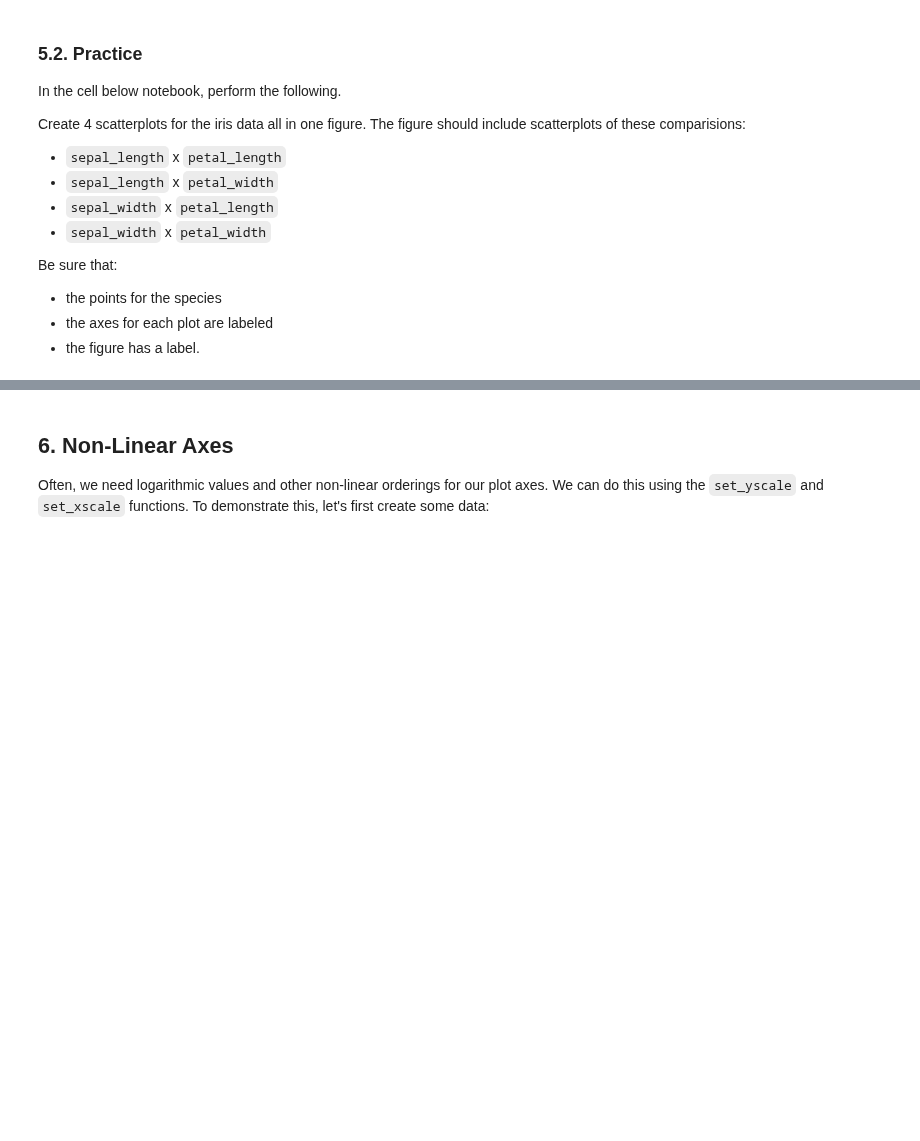
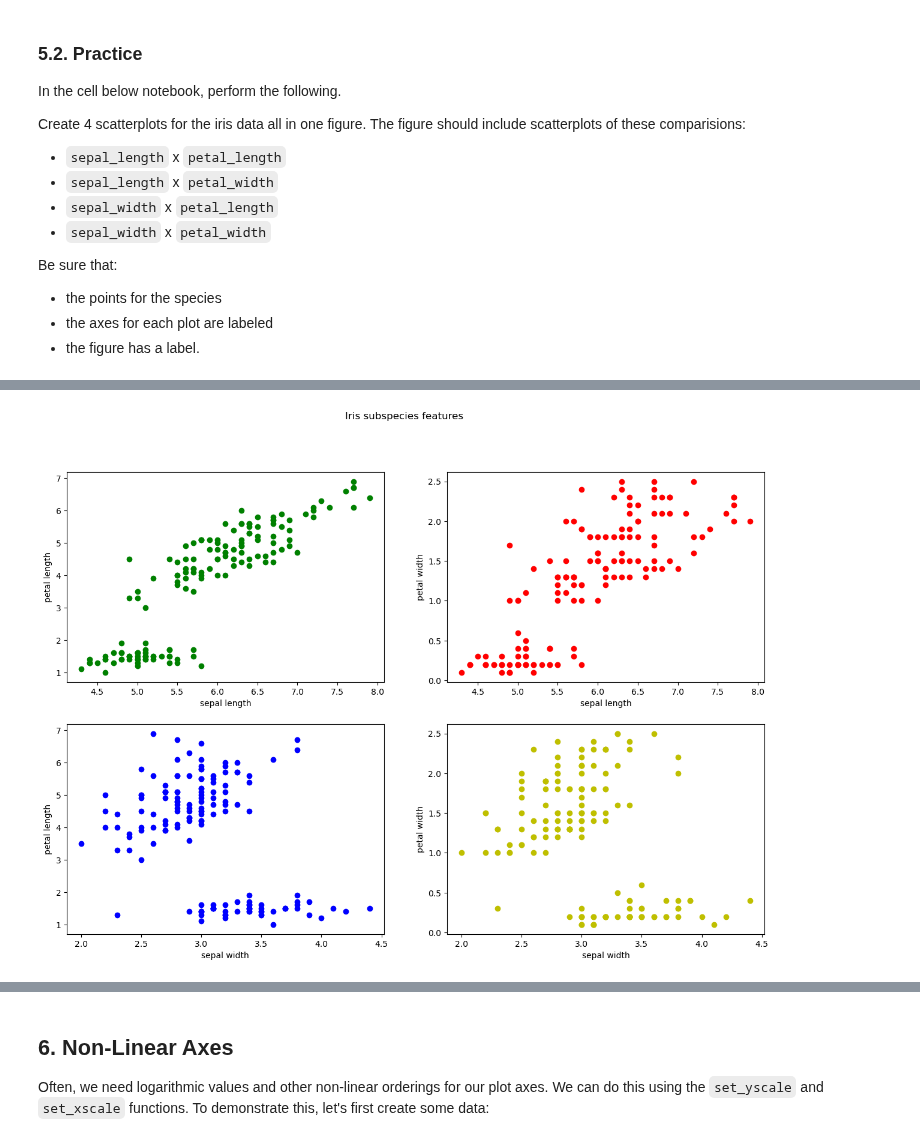
Before and after one commit to ninkuu/Data-Analytics-With-Python, a Jupyter notebook: Module2-Data_Analytics/A07-Matplotlib.ipynb, the cells around one changed output, grey strips where cells are left out. Drawn from its saved outputs; the diff is of its cells as text; code cells hidden in the pictures; blank space fills up the shorter version.

```diff
--- a/Module2-Data_Analytics/A07-Matplotlib.ipynb
+++ b/Module2-Data_Analytics/A07-Matplotlib.ipynb
@@ -407,3 +390,6 @@ Create a scatter plot using the iris data frame. Do not convert the data frame c
   - Hint 1: use the [pd.Series.replace](https://pandas.pydata.org/pandas-docs/stable/reference/api/pandas.Series.replace.html) function to convert species names to colors).
   - Hint 2: Use the color abbreviations we learned for the the plot function (e.g. 'r', 'b', 'g', etc.).
 - Add axis labels
+# %%
+iris = pd.read_csv('data/iris.csv', delimiter = ',')
+iris.head()
@@ -409,0 +406,3 @@ Create a scatter plot using the iris data frame. Do not convert the data frame c
+# %%
+iris['species_num'] = iris['species'].replace(to_replace=('setosa','versicolor','virginica'),value = (1,2,3))
+iris
@@ -553,0 +617,23 @@ Be sure that:
+# %%
+fig, axes = plt.subplots(2, 2, figsize=(15,10))
+
+axes[0,0].plot(iris['sepal_length'],iris['petal_length'], 'go')
+axes[0,0].set_xlabel('sepal length')
+axes[0,0].set_ylabel('petal length')
+
+axes[0,1].plot(iris['sepal_length'],iris['petal_width'], 'ro')
+axes[0,1].set_xlabel('sepal length')
+axes[0,1].set_ylabel('petal width')
+
+axes[1,0].plot(iris['sepal_width'],iris['petal_length'], 'bo')
+axes[1,0].set_xlabel('sepal width')
+axes[1,0].set_ylabel('petal length')
+
+axes[1,1].plot(iris['sepal_width'],iris['petal_width'], 'yo')
+axes[1,1].set_xlabel('sepal width')
+axes[1,1].set_ylabel('petal width')
+
+fig.suptitle('Iris subspecies features')
+plt.show()
+# %% [output]
+[figure, added]
```
Also changed, not shown: parts of 37 cells of this notebook.
